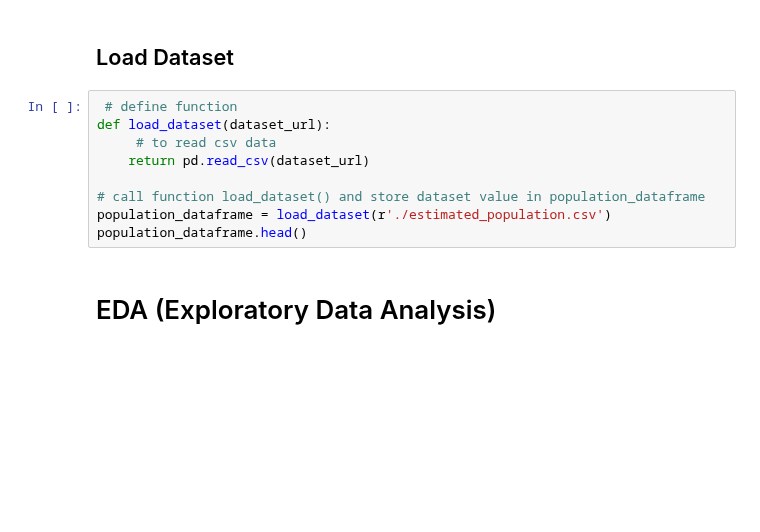
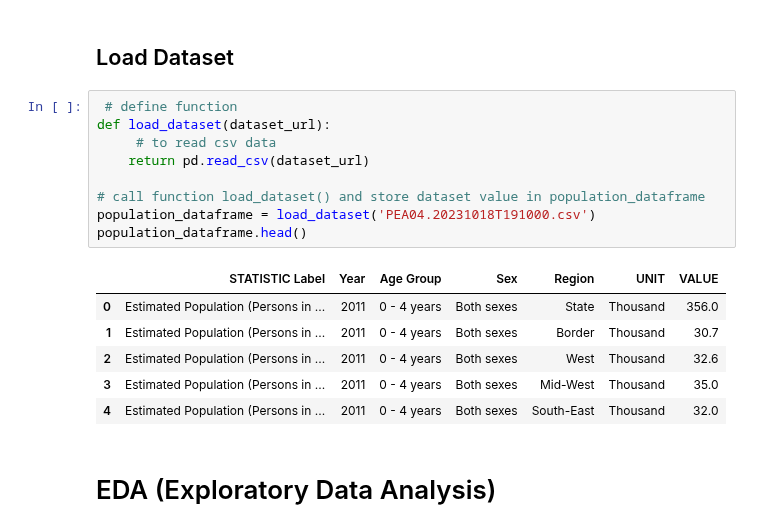
Before and after one commit to shyamghan17/Assignments, a Jupyter notebook: 10 nov CA1 | Analytics on Population of Ireland.ipynb, the cells around one changed output. Cells and saved outputs as stored; diff of their text form; blank space fills up the shorter version.

```diff
--- a/10 nov CA1 | Analytics on Population of Ireland.ipynb
+++ b/10 nov CA1 | Analytics on Population of Ireland.ipynb
@@ -54,12 +56,19 @@ ignore_warning()
 # %%
  # define function
 def load_dataset(dataset_url):
      # to read csv data
     return pd.read_csv(dataset_url)
 
 # call function load_dataset() and store dataset value in population_dataframe
-population_dataframe = load_dataset(r'./estimated_population.csv')
+population_dataframe = load_dataset('PEA04.20231018T191000.csv')
 population_dataframe.head()
+# %% [output]
+|  | STATISTIC Label | Year | Age Group | Sex | Region | UNIT | VALUE |
+| 0 | Estimated Population (Persons in ... | 2011 | 0 - 4 years | Both sexes | State | Thousand | 356.0 |
+| 1 | Estimated Population (Persons in ... | 2011 | 0 - 4 years | Both sexes | Border | Thousand | 30.7 |
+| 2 | Estimated Population (Persons in ... | 2011 | 0 - 4 years | Both sexes | West | Thousand | 32.6 |
+| 3 | Estimated Population (Persons in ... | 2011 | 0 - 4 years | Both sexes | Mid-West | Thousand | 35.0 |
+| 4 | Estimated Population (Persons in ... | 2011 | 0 - 4 years | Both sexes | South-East | Thousand | 32.0 |
 # %% [markdown]
 # EDA (Exploratory Data Analysis)
 # %% [markdown]
```
Also changed, not shown: parts of 102 cells of this notebook, 3 other files.
